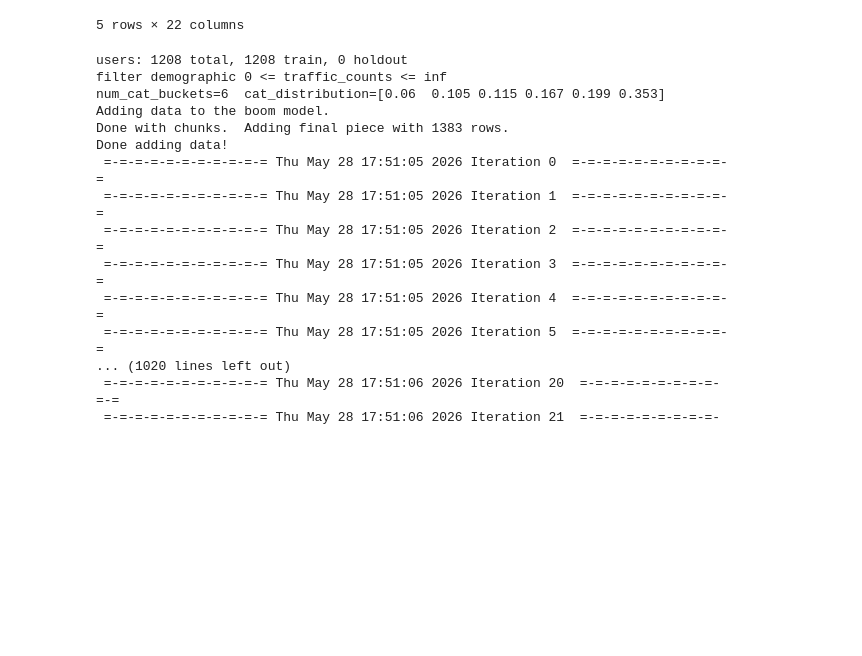
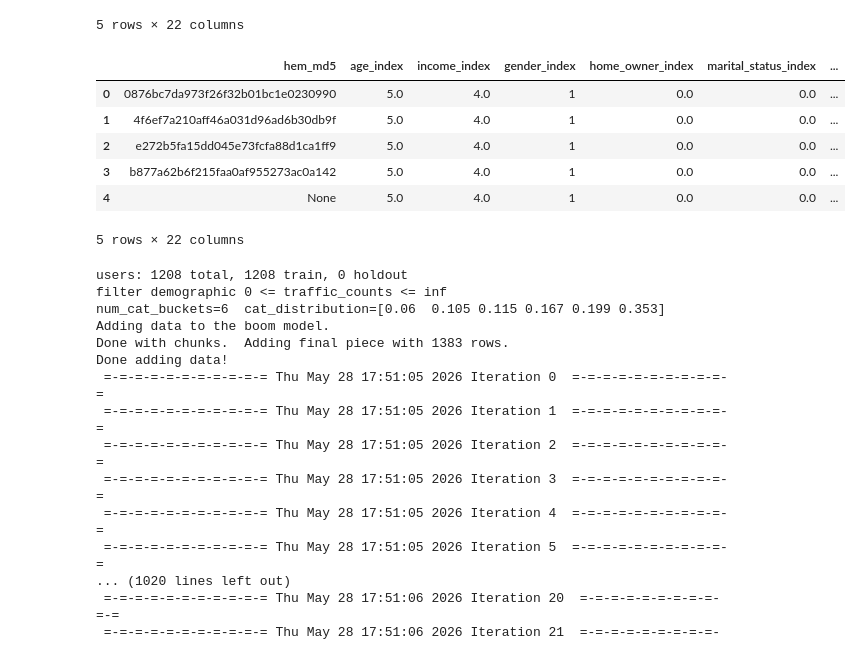
Before and after one commit to ravi-sharethis/python-notebooks, a Jupyter notebook: demo_debug.ipynb, the cells around one changed output. Drawn from its saved outputs; the diff is of its cells as text; code cells hidden in the pictures; blank space fills up the shorter version.

```diff
--- a/demo_debug.ipynb
+++ b/demo_debug.ipynb
@@ -61,6 +61,16 @@ demo_after_join.head()
 | 3 | CgsA5WkGdScAAAAJEWYvAw== | 4.0 | 5.0 | 0 | 0.0 | 1.0 | ... |
 | 4 | CgsA5WkGuWwAAAAJLwalAw== | 4.0 | 5.0 | 0 | 0.0 | 1.0 | ... |
 5 rows × 22 columns
+# %%
+li.head()
+# %% [output]
+|  | hem_md5 | age_index | income_index | gender_index | home_owner_index | marital_status_index | ... |
+| 0 | 0876bc7da973f26f32b01bc1e0230990 | 5.0 | 4.0 | 1 | 0.0 | 0.0 | ... |
+| 1 | 4f6ef7a210aff46a031d96ad6b30db9f | 5.0 | 4.0 | 1 | 0.0 | 0.0 | ... |
+| 2 | e272b5fa15dd045e73fcfa88d1ca1ff9 | 5.0 | 4.0 | 1 | 0.0 | 0.0 | ... |
+| 3 | b877a62b6f215faa0af955273ac0a142 | 5.0 | 4.0 | 1 | 0.0 | 0.0 | ... |
+| 4 | None | 5.0 | 4.0 | 1 | 0.0 | 0.0 | ... |
+5 rows × 22 columns
 # %%
 import pickle
 import pandas as pd
```
Also changed, not shown: parts of 3 cells of this notebook.
